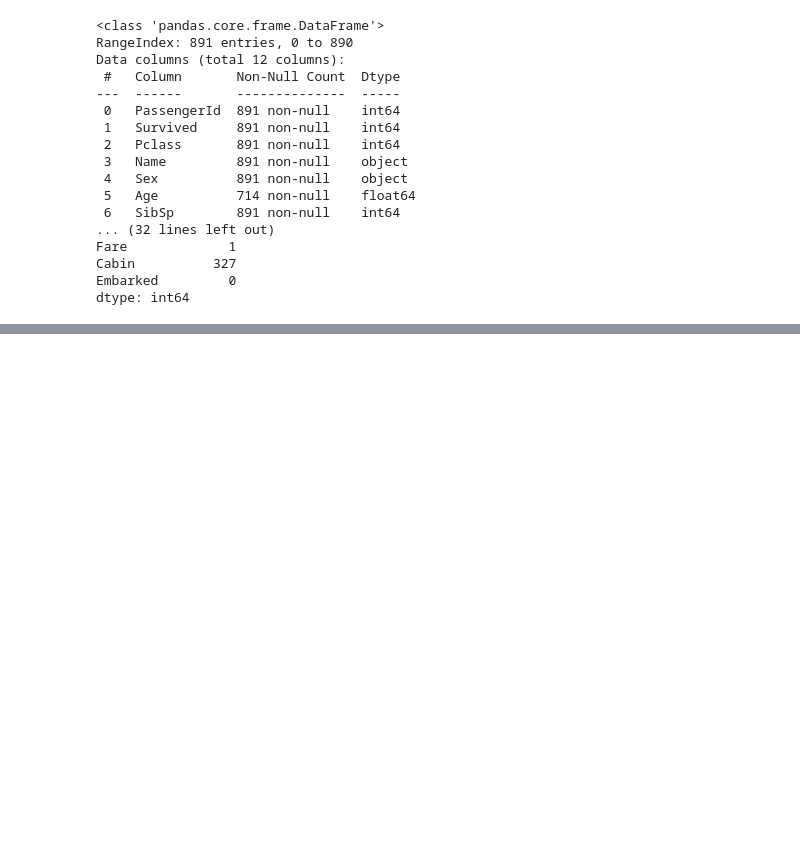
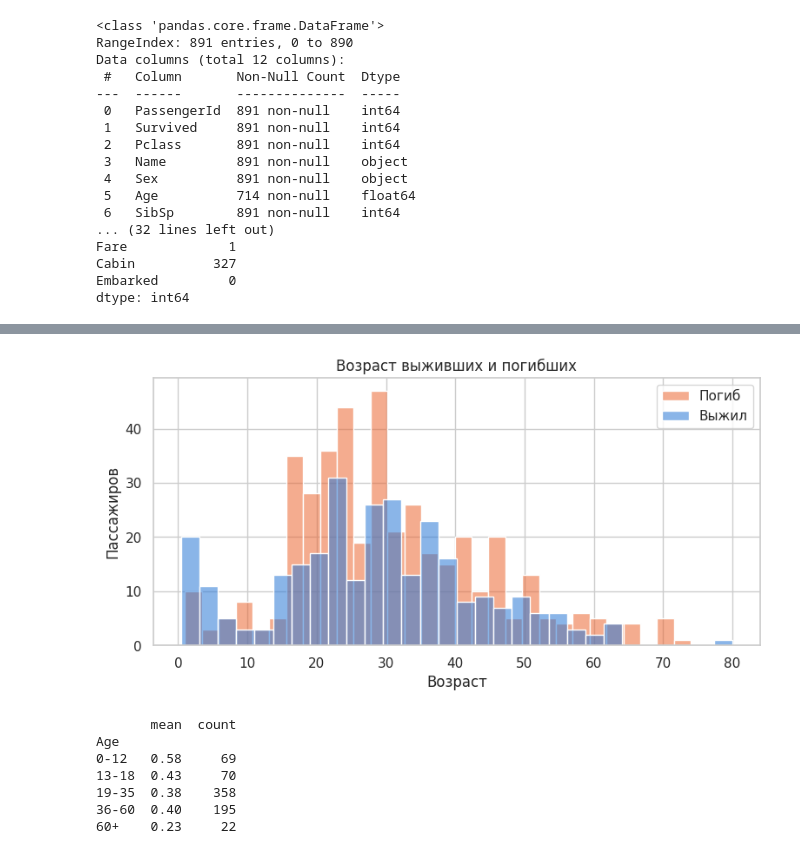
Before and after one commit to zhakhinaaaa/titanic-survival, a Jupyter notebook: 01_eda.ipynb, the cells around one changed output, grey strips where cells are left out. Saved outputs shown, nothing was run; the diff lists cells and outputs as text; code cells hidden in the pictures; blank space fills up the shorter version.

```diff
--- a/01_eda.ipynb
+++ b/01_eda.ipynb
@@ -46,0 +89,21 @@ dtype: int64
+# %%
+fig, ax = plt.subplots(figsize=(9, 4))
+for s in [0, 1]:
+    sns.histplot(train.loc[train["Survived"] == s, "Age"].dropna(), bins=30,
+                 color=COLORS[s], alpha=0.55, label=LABELS[s], ax=ax)
+ax.set_title("Возраст выживших и погибших")
+ax.set_xlabel("Возраст"); ax.set_ylabel("Пассажиров"); ax.legend()
+plt.show()
+
+age_group = pd.cut(train["Age"], bins=[0, 12, 18, 35, 60, 80],
+                   labels=["0-12", "13-18", "19-35", "36-60", "60+"])
+print(train.groupby(age_group, observed=True)["Survived"].agg(["mean", "count"]).round(2))
+# %% [output]
+[figure, added]
+       mean  count
+Age
+0-12   0.58     69
+13-18  0.43     70
+19-35  0.38    358
+36-60  0.40    195
+60+    0.23     22
```
Also changed, not shown: parts of 10 cells of this notebook.
